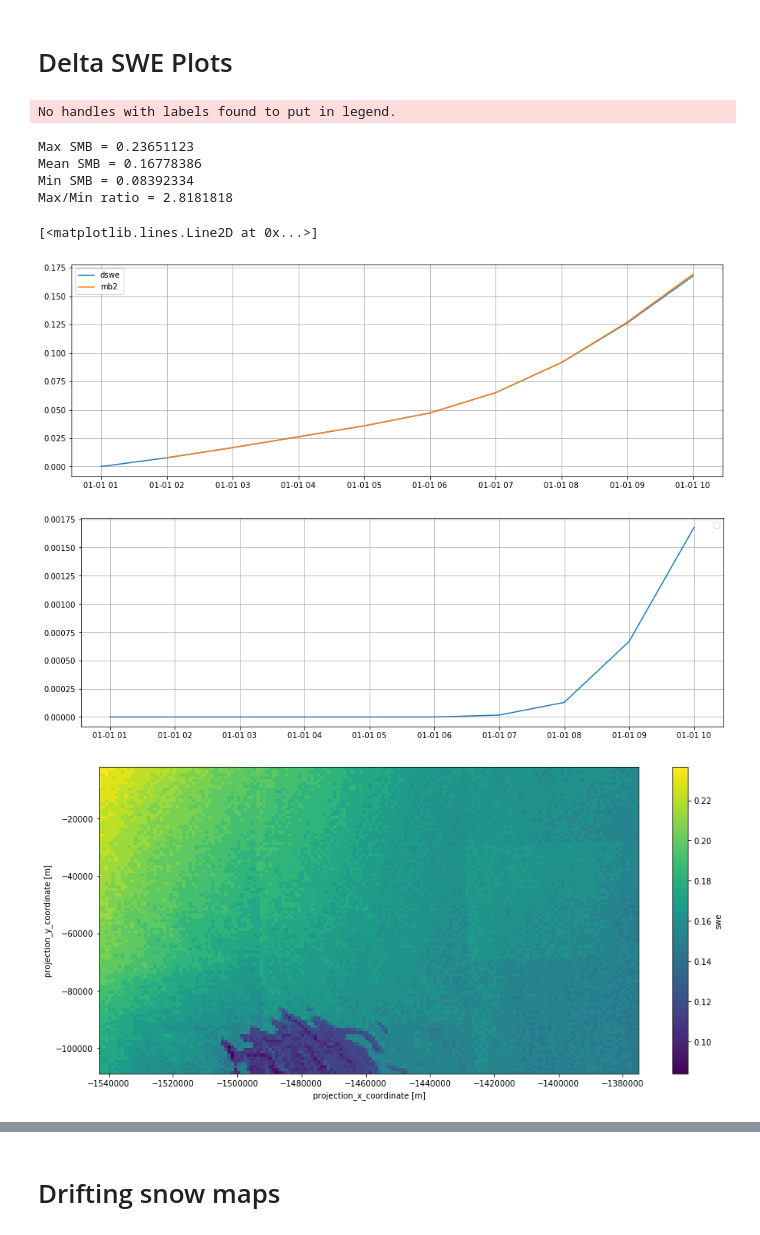
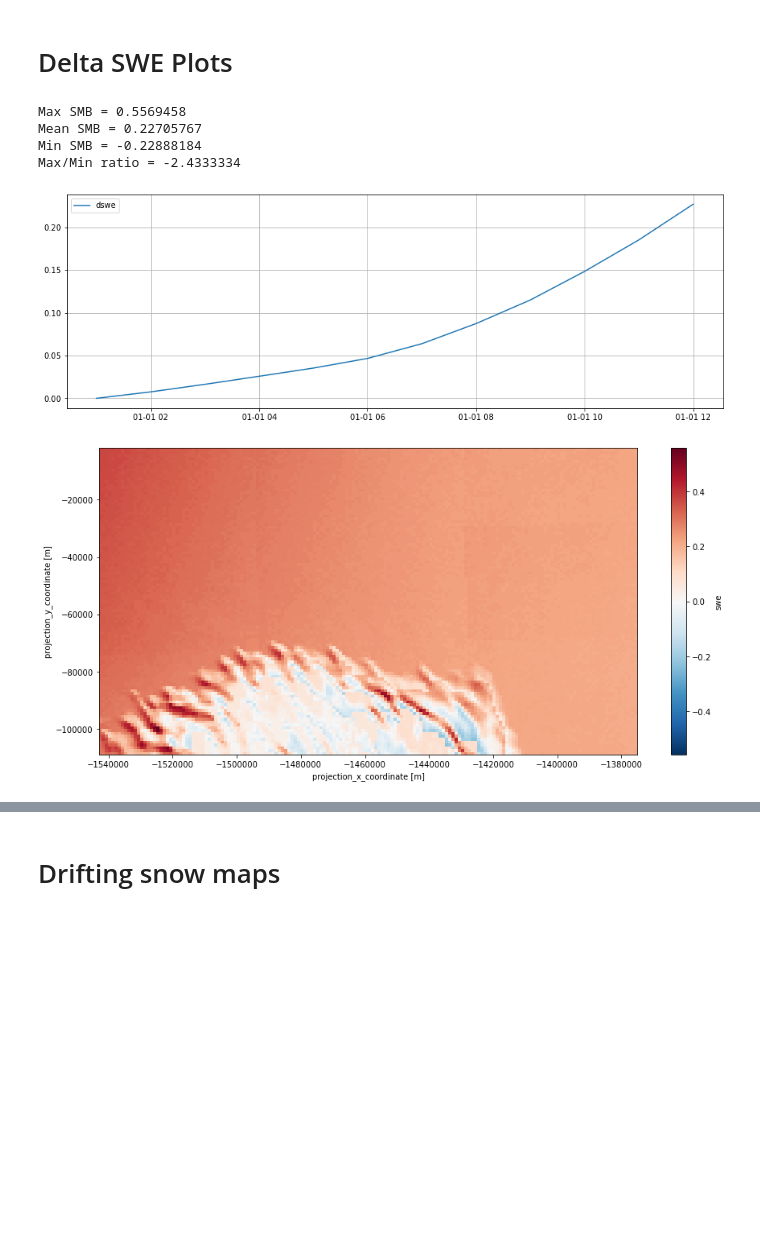
Before and after one commit to EricKeenan/SNOWPACK_WAIS, a Jupyter notebook: analysis/inspect_grid.ipynb, the cells around one changed output, grey strips where cells are left out. Drawn from its saved outputs; the diff is of its cells as text; code cells hidden in the pictures; blank space fills up the shorter version.

```diff
--- a/analysis/inspect_grid.ipynb
+++ b/analysis/inspect_grid.ipynb
@@ -13,7 +15,6 @@ pwd
 # %%
 ds = xr.open_dataset("../output/grids/a3d_grids_1980.nc") # there should be erosion by the 18th timestep
 # ds = xr.open_dataset("../../nc_storage/wn_ratio_less.nc")
-# ds = xr.open_dataset("../../nc_storage/450.nc") # driftingsnow branch, "current state of the art Alpine-3D", 450 restriction and ustar_thresh restriction, MS_WIND is relatively small.
-ds = ds.isel(time=slice(0, 18))
+# ds = ds.isel(time=slice(0, 8000))
 # %%
 # Trim grids
@@ -127,56 +128,53 @@ def return_mb2_map(ds):
 # Calculate time series
 dswe_ts = swe_ts(ds)
 # mb1_ts = return_mb1_ts(ds)
-mb2_ts = return_mb2_ts(ds)
+# mb2_ts = return_mb2_ts(ds)
 
 # Calculate Maps
 dswe_map = swe_map(ds)
 # mb1_map = return_mb1_map(ds)
-mb2_map = return_mb2_map(ds)
+# mb2_map = return_mb2_map(ds)
 
 # Plot time series
 plt.figure(figsize=(15, 5))
 plt.plot(dswe_ts['time'], dswe_ts, label='dswe')
 # plt.plot(mb1_ts['time'], mb1_ts, label='mb1')
-plt.plot(mb2_ts['time'], mb2_ts, label='mb2')
+# plt.plot(mb2_ts['time'], mb2_ts, label='mb2')
 plt.grid()
 plt.legend()
 
-# Plot MS_WIND timeseries
-plt.figure(figsize=(15, 5))
-plt.plot(ds['time'], ds['MS_WIND'].mean(dim='easting').mean(dim='northing'))
-plt.grid()
-plt.legend()
+# # Plot MS_WIND timeseries
+# plt.figure(figsize=(15, 5))
+# plt.plot(ds['time'], ds['MS_WIND'].mean(dim='easting').mean(dim='northing'))
+# plt.grid()
+# plt.legend()
 
 # Plots maps
 plt.figure(figsize=(15, 7))
 dswe_map.plot()
 plt.savefig("smb.pdf", dpi=100)
 
 # plt.figure(figsize=(15, 7))
 # mb1_map.isel(time=-1).plot()
 
-plt.figure(figsize=(15, 7))
-mb2_map.isel(time=-1).plot()
+# plt.figure(figsize=(15, 7))
+# mb2_map.isel(time=-1).plot()
 
 # Print max, mean, min SMB
 print("Max SMB = " + str(dswe_map.max().values))
 print("Mean SMB = " + str(dswe_map.mean().values))
 # print("Mean SMB = " + str(mb1_map.isel(time=-1).mean().values))
 # print("Mean SMB = " + str(mb2_map.isel(time=-1).mean().values))
 print("Min SMB = " + str(dswe_map.min().values))
 print("Max/Min ratio = " + str(dswe_map.max().values / dswe_map.min().values))
 
-# Transect
-plt.figure(figsize=(10, 5))
-dswe_map[29,:].plot()
+# # Transect
+# plt.figure(figsize=(10, 5))
+# dswe_map[29,:].plot()
 # %% [output]
-No handles with labels found to put in legend.
+Max SMB = 0.5569458
+Mean SMB = 0.22705767
+Min SMB = -0.22888184
+Max/Min ratio = -2.4333334
-Max SMB = 0.23651123
-Mean SMB = 0.16778386
-Min SMB = 0.08392334
-Max/Min ratio = 2.8181818
-[<matplotlib.lines.Line2D at 0x...>]
-[figure, old version]
+[figure, new version]
-[figure, old version]
+[figure, new version]
-[figure, removed]
```
Also changed, not shown: parts of 6 cells of this notebook, 3 other files.
